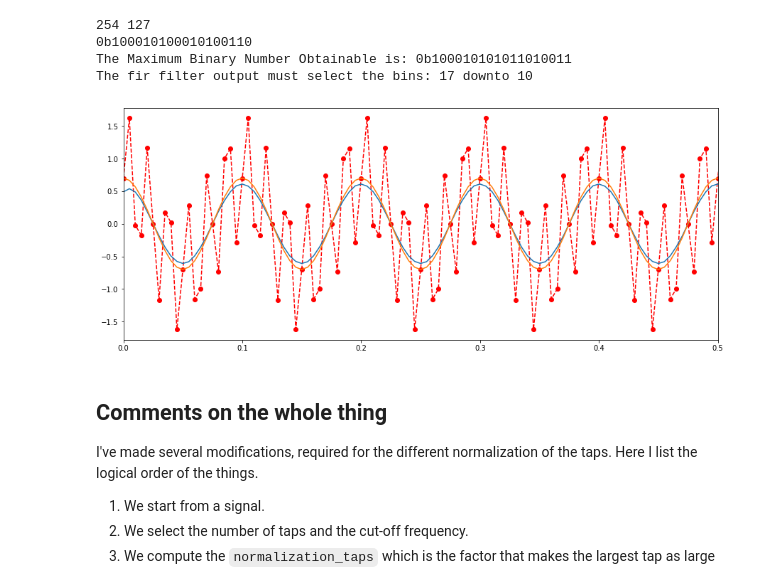
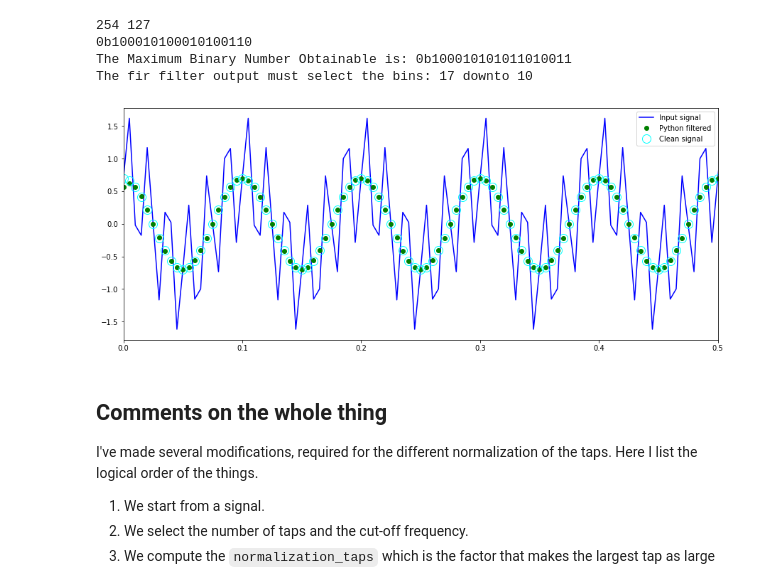
Before and after one commit to dariobaron/MAPD-A-fir-filter, a Jupyter notebook: FIRfilter_python.ipynb, the cells around one changed output. Cells and saved outputs as stored; diff of their text form; code cells hidden in the pictures.

```diff
--- a/FIRfilter_python.ipynb
+++ b/FIRfilter_python.ipynb
@@ -5,0 +8,6 @@ import matplotlib.pyplot as plt
+# %%
+colors = {"input" : "blue",
+         "noise" : "black",
+         "clean" : "cyan",
+         "pyfilter" : "green",
+         "fpgafilter" : "red"}
@@ -36,16 +209,20 @@ sample_rate = 200
 nsamples = 400
 freq_camp = sample_rate/nsamples
 t = np.arange(nsamples) / sample_rate
-ys1 = 0.7*np.cos(2*np.pi*10*t)  # 10/400 = 0.025
-ys2 = np.sin(2*np.pi*60*t)  # 60/400 = 0.15 > 0.1
-input_signal = ys1 + ys2
+clean = 0.7*np.cos(2*np.pi*10*t)  # 10/400 = 0.025
+noise = np.sin(2*np.pi*60*t)  # 60/400 = 0.15 > 0.1
+input_signal = clean + noise
 
-plt.figure(figsize=(15,6))
-plt.plot(t,ys1,label='1')
-plt.plot(t,ys2,label='2')
-plt.plot(t,input_signal,'r--o',label='sum')
-plt.xlim(0,0.5)
-plt.legend()
+fig, axs = plt.subplots(1, 2, figsize=(15,4), sharey=True)
+for ax in axs:
+    ax.plot(t, clean, color=colors["clean"], label='Clean signal')
+    ax.plot(t, noise, color=colors["noise"], label='Noise signal')
+    ax.plot(t,input_signal, label='Input signal', color=colors["input"])
+axs[1].set_xlim(0,0.25)
+axs[1].legend()
+fig.suptitle("Input signal generation")
+plt.tight_layout()
 
+plt.savefig("figures/input_generation.png")
 plt.show()
 # %% [output]
@@ -87,17 +264,21 @@ print(f"The fir filter output must select the bins: {len(MBNO)-2-1} downto {len(
 The Maximum Binary Number Obtainable is: 0b100010101011010011
 The fir filter output must select the bins: 17 downto 10
 # %%
-filtered_y = signal.lfilter(taps, 1, ys1+ys2)
+pyfiltered = signal.lfilter(taps, 1, input_signal)
+
+pyfiltered = pyfiltered / normalization_taps / 0.8694
 
 plt.figure(figsize=(15,6))
-plt.plot(t,ys2+ys1,'r--o',label='sum')
-plt.plot(t - 0.5 * (numtaps-1) / sample_rate,filtered_y / normalization_taps)
-plt.plot(t,ys1 )
+plt.plot(t, input_signal, label="Input signal", color=colors["input"])
+plt.plot(t - 0.5 * (numtaps-1) / sample_rate, pyfiltered, "o", label="Python filtered", color=colors["pyfilter"])
+plt.plot(t, clean, 'o', markersize=12, fillstyle="none", label="Clean signal", color=colors["clean"])
+plt.legend()
 plt.xlim(0,0.5)
 
+plt.savefig("figures/python_filtered.png")
 plt.show()
 # %% [output]
-[figure, old version]
+[figure, new version]
 # %% [markdown]
 ## Comments on the whole thing
 
```
Also changed, not shown: parts of 10 cells of this notebook, 3 other files.
